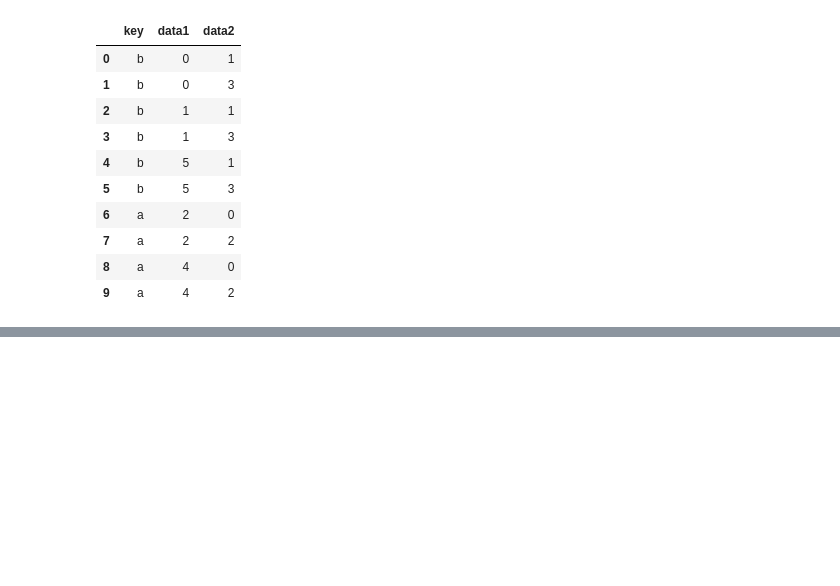
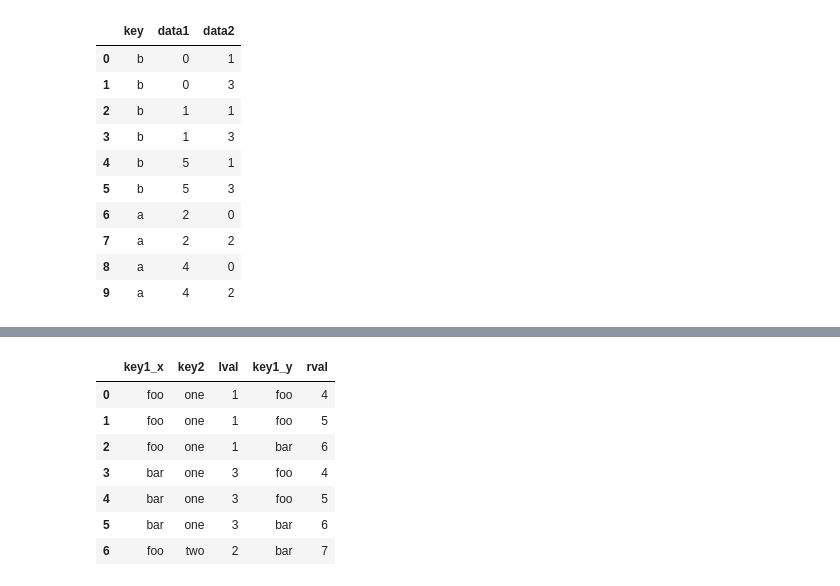
Before and after one commit to 1939323749/python_data_analysis, a Jupyter notebook: python_data_analysis_8.ipynb, the cells around one changed output, grey strips where cells are left out. Drawn from its saved outputs; the diff is of its cells as text; code cells hidden in the pictures; blank space fills up the shorter version.

```diff
--- a/python_data_analysis_8.ipynb
+++ b/python_data_analysis_8.ipynb
@@ -296,3 +296,9 @@ pd.merge(df1,df2,how='inner')
 | 7 | a | 2 | 2 |
 | 8 | a | 4 | 0 |
 | 9 | a | 4 | 2 |
+# %%
+left=DataFrame({'key1':['foo','foo','bar'],'key2':['one','two','one'],'lval':[1,2,3]})
+print(left)
+right=DataFrame({'key1':['foo','foo','bar','bar'],'key2':['one','one','one','two'],'rval':[4,5,6,7]})
+print(right)
+pd.merge(left,right,on=['key1','key2'],how='outer')
@@ -298,0 +331,11 @@ pd.merge(df1,df2,how='inner')
+# %%
+pd.merge(left,right,on='key2')
+# %% [output]
+|  | key1_x | key2 | lval | key1_y | rval |
+| 0 | foo | one | 1 | foo | 4 |
+| 1 | foo | one | 1 | foo | 5 |
+| 2 | foo | one | 1 | bar | 6 |
+| 3 | bar | one | 3 | foo | 4 |
+| 4 | bar | one | 3 | foo | 5 |
+| 5 | bar | one | 3 | bar | 6 |
+| 6 | foo | two | 2 | bar | 7 |
```
Also changed, not shown: parts of 71 cells of this notebook.
